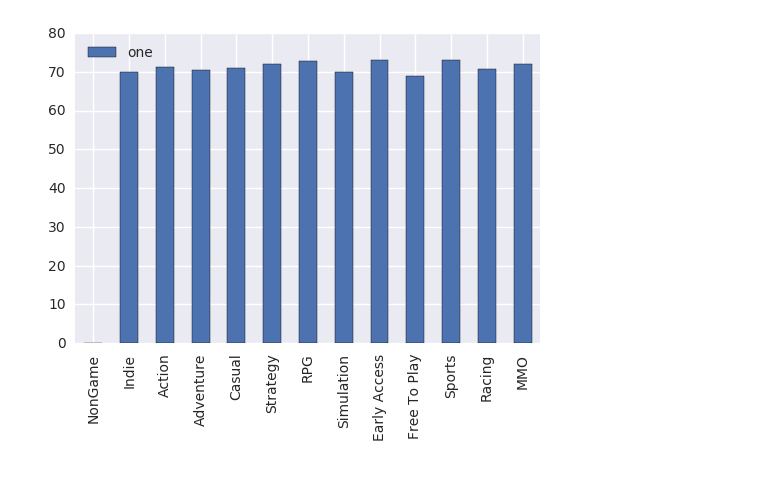
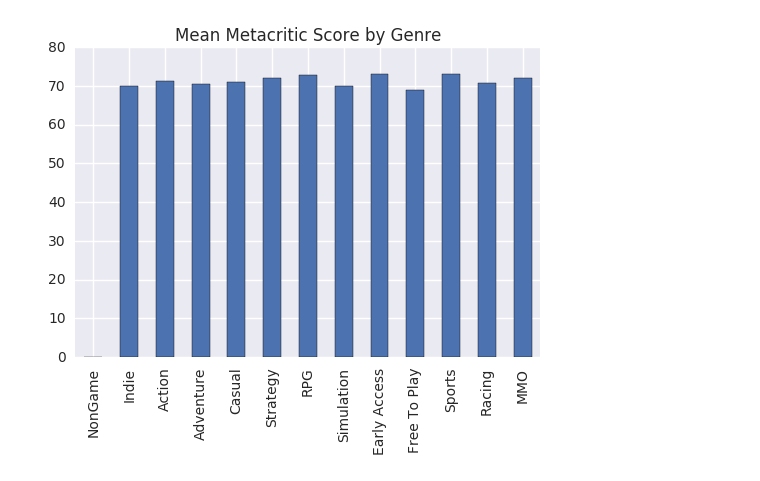
Before and after one commit to CraigKelly/steam-data, a Jupyter notebook: analysis/analysis-elh.ipynb, the cells around one changed output. Saved outputs shown, nothing was run; the diff lists cells and outputs as text; code cells hidden in the pictures.

```diff
--- a/analysis/analysis-elh.ipynb
+++ b/analysis/analysis-elh.ipynb
@@ -139,12 +141,12 @@ There are 356 MassivelyMultiplayer games, with an average rating of 72.0 per gam
 # %%
 d = {'one' : pd.Series([gngs[0], gis[0], gacs[0], gads[0], gcs[0], gsts[0], grpgs[0],
                        gsis[0], geas[0], gftps[0], gsps[0], grs[0], gmmos[0]],
                index=['NonGame', 'Indie', 'Action', 'Adventure', 'Casual', 'Strategy', 'RPG',
                      'Simulation', 'Early Access', 'Free To Play', 'Sports', 'Racing', 'MMO'])}#Scoring
 df = pd.DataFrame(d)
-df.plot(kind='bar')
+df.plot(kind='bar', legend=False, title="Mean Metacritic Score by Genre")
 plt.show()
 # %% [output]
-[figure, old version]
+[figure, new version]
 # %%
 #Recommendations by Price (Y,X)
```
Also changed, not shown: parts of 6 cells of this notebook, 11 other files.
